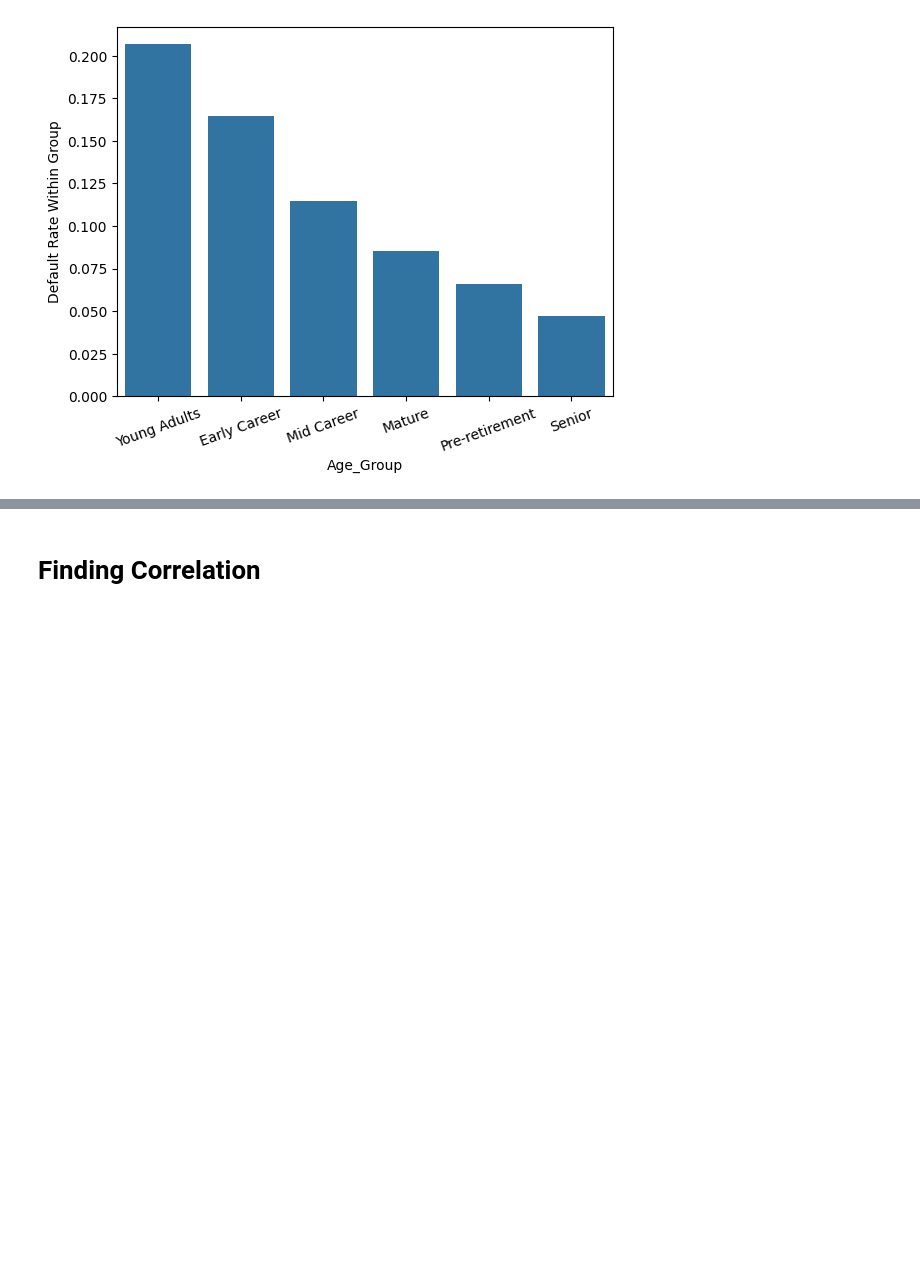
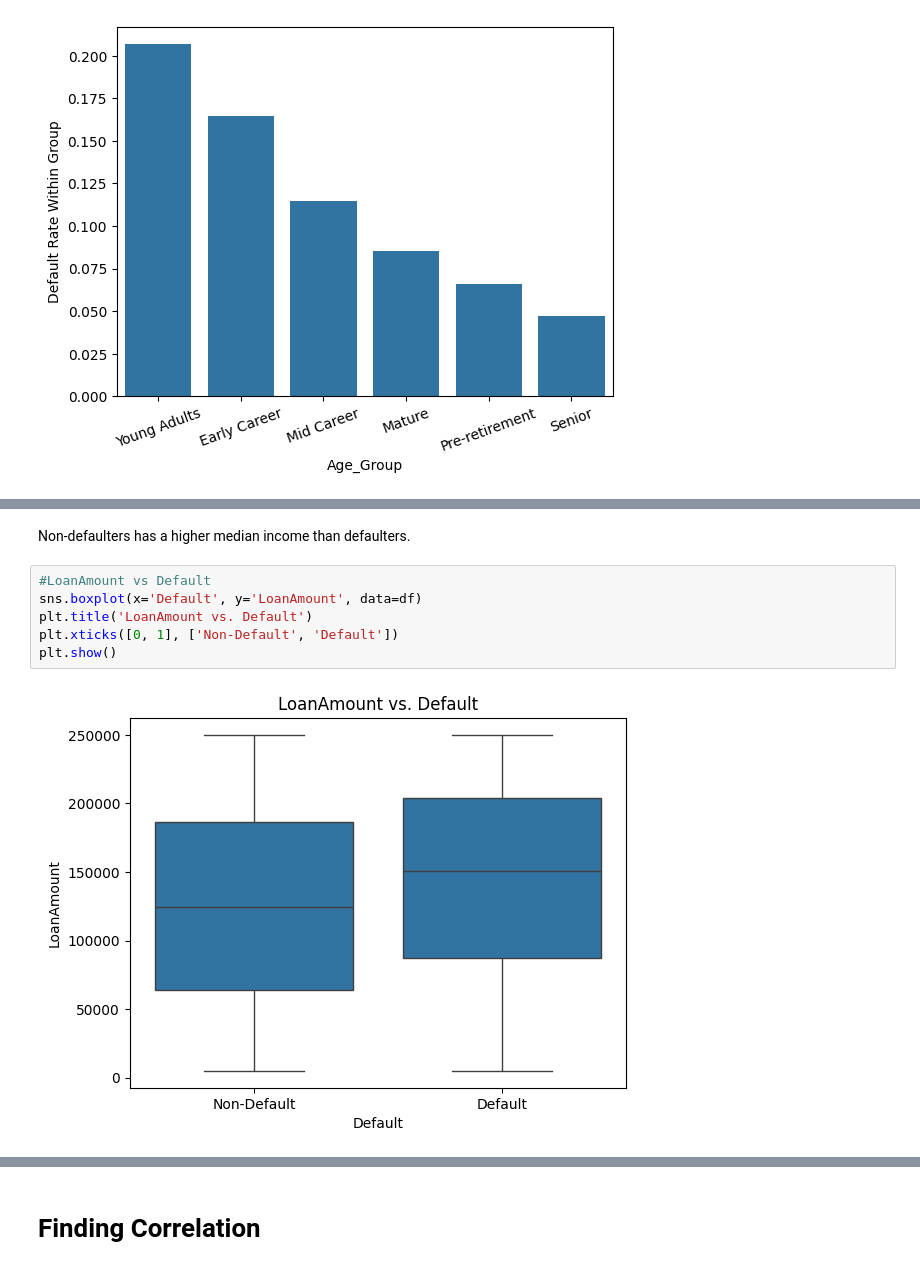
Before and after one commit to sapkale12345/Default-Loan-Prediction, a Jupyter notebook: Default_loan.ipynb, the cells around one changed output, grey strips where cells are left out. Drawn from its saved outputs; the diff is of its cells as text; blank space fills up the shorter version.

```diff
--- a/Default_loan.ipynb
+++ b/Default_loan.ipynb
@@ -241,0 +252,10 @@ Senior                                     0.070046                   0.046930
+# %% [markdown]
+Non-defaulters has a higher median income than defaulters.
+# %%
+#LoanAmount vs Default
+sns.boxplot(x='Default', y='LoanAmount', data=df)
+plt.title('LoanAmount vs. Default')
+plt.xticks([0, 1], ['Non-Default', 'Default'])
+plt.show()
+# %% [output]
+[figure, added]
```
Also changed, not shown: parts of 17 cells of this notebook.
